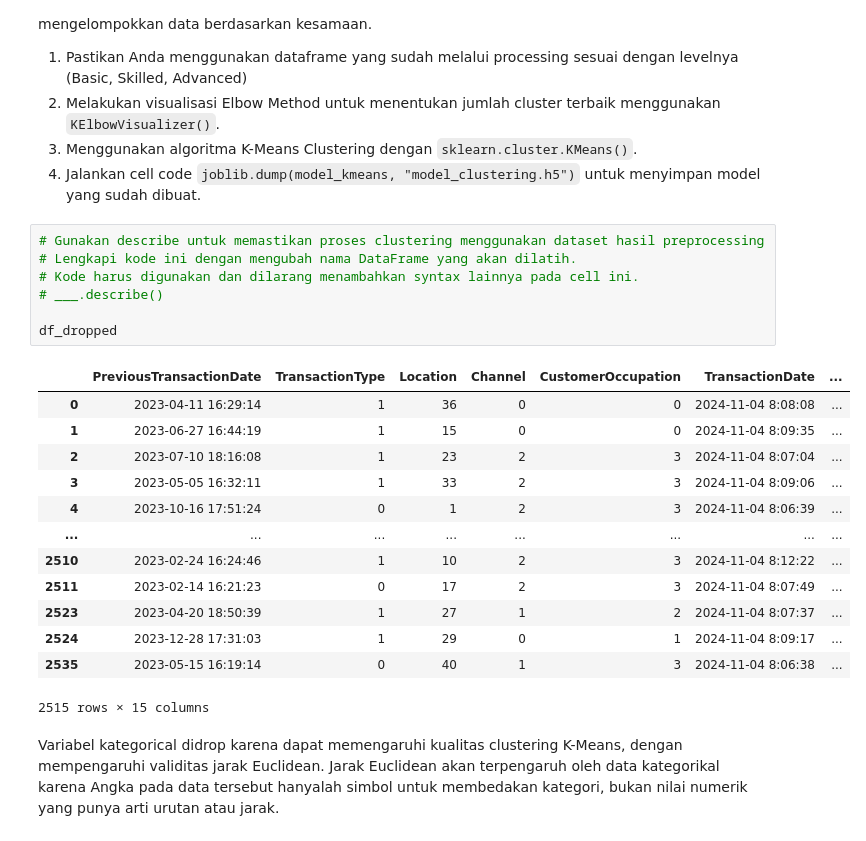
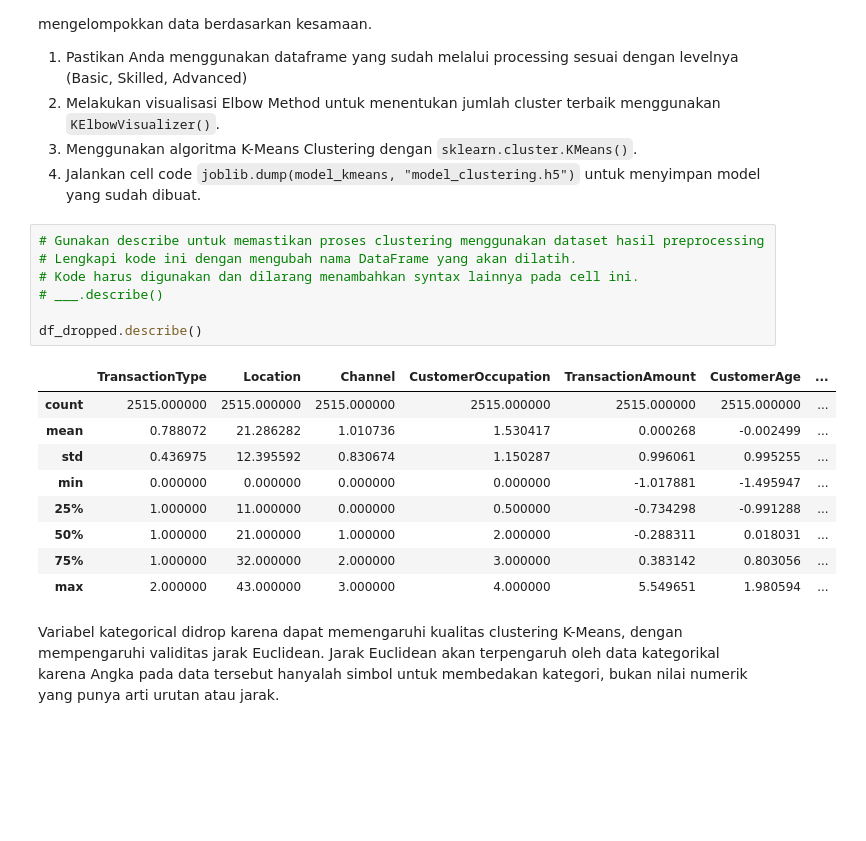
Before and after one commit to m8tyx/Proyek-ML, a Jupyter notebook: [Clustering]_Submission_Akhir_BMLP_Andrew_Octavious.ipynb, the cells around one changed output. Drawn from its saved outputs; the diff is of its cells as text; blank space fills up the shorter version.

```diff
--- a/[Clustering]_Submission_Akhir_BMLP_Andrew_Octavious.ipynb
+++ b/[Clustering]_Submission_Akhir_BMLP_Andrew_Octavious.ipynb
@@ -480,24 +480,20 @@ Pada tahap ini, Anda membangun model clustering dengan memilih algoritma yang se
 # %%
 # Gunakan describe untuk memastikan proses clustering menggunakan dataset hasil preprocessing
 # Lengkapi kode ini dengan mengubah nama DataFrame yang akan dilatih.
 # Kode harus digunakan dan dilarang menambahkan syntax lainnya pada cell ini.
 # ___.describe()
 
-df_dropped
+df_dropped.describe()
 # %% [output]
-|  | PreviousTransactionDate | TransactionType | Location | Channel | CustomerOccupation | TransactionDate | ... |
-| 0 | 2023-04-11 16:29:14 | 1 | 36 | 0 | 0 | 2024-11-04 8:08:08 | ... |
-| 1 | 2023-06-27 16:44:19 | 1 | 15 | 0 | 0 | 2024-11-04 8:09:35 | ... |
-| 2 | 2023-07-10 18:16:08 | 1 | 23 | 2 | 3 | 2024-11-04 8:07:04 | ... |
-| 3 | 2023-05-05 16:32:11 | 1 | 33 | 2 | 3 | 2024-11-04 8:09:06 | ... |
-| 4 | 2023-10-16 17:51:24 | 0 | 1 | 2 | 3 | 2024-11-04 8:06:39 | ... |
-| ... | ... | ... | ... | ... | ... | ... | ... |
-| 2510 | 2023-02-24 16:24:46 | 1 | 10 | 2 | 3 | 2024-11-04 8:12:22 | ... |
-| 2511 | 2023-02-14 16:21:23 | 0 | 17 | 2 | 3 | 2024-11-04 8:07:49 | ... |
-| 2523 | 2023-04-20 18:50:39 | 1 | 27 | 1 | 2 | 2024-11-04 8:07:37 | ... |
-| 2524 | 2023-12-28 17:31:03 | 1 | 29 | 0 | 1 | 2024-11-04 8:09:17 | ... |
-| 2535 | 2023-05-15 16:19:14 | 0 | 40 | 1 | 3 | 2024-11-04 8:06:38 | ... |
+|  | TransactionType | Location | Channel | CustomerOccupation | TransactionAmount | CustomerAge | ... |
+| count | 2515.000000 | 2515.000000 | 2515.000000 | 2515.000000 | 2515.000000 | 2515.000000 | ... |
+| mean | 0.788072 | 21.286282 | 1.010736 | 1.530417 | 0.000268 | -0.002499 | ... |
+| std | 0.436975 | 12.395592 | 0.830674 | 1.150287 | 0.996061 | 0.995255 | ... |
+| min | 0.000000 | 0.000000 | 0.000000 | 0.000000 | -1.017881 | -1.495947 | ... |
+| 25% | 1.000000 | 11.000000 | 0.000000 | 0.500000 | -0.734298 | -0.991288 | ... |
+| 50% | 1.000000 | 21.000000 | 1.000000 | 2.000000 | -0.288311 | 0.018031 | ... |
+| 75% | 1.000000 | 32.000000 | 2.000000 | 3.000000 | 0.383142 | 0.803056 | ... |
+| max | 2.000000 | 43.000000 | 3.000000 | 4.000000 | 5.549651 | 1.980594 | ... |
-2515 rows × 15 columns
 # %% [markdown]
 Variabel kategorical didrop karena dapat memengaruhi kualitas clustering K-Means, dengan mempengaruhi validitas jarak Euclidean. Jarak Euclidean akan terpengaruh oleh data kategorikal karena Angka pada data tersebut hanyalah simbol untuk membedakan kategori, bukan nilai numerik yang punya arti urutan atau jarak.
 # %%
```
Also changed, not shown: parts of 3 cells of this notebook, 3 other files.
